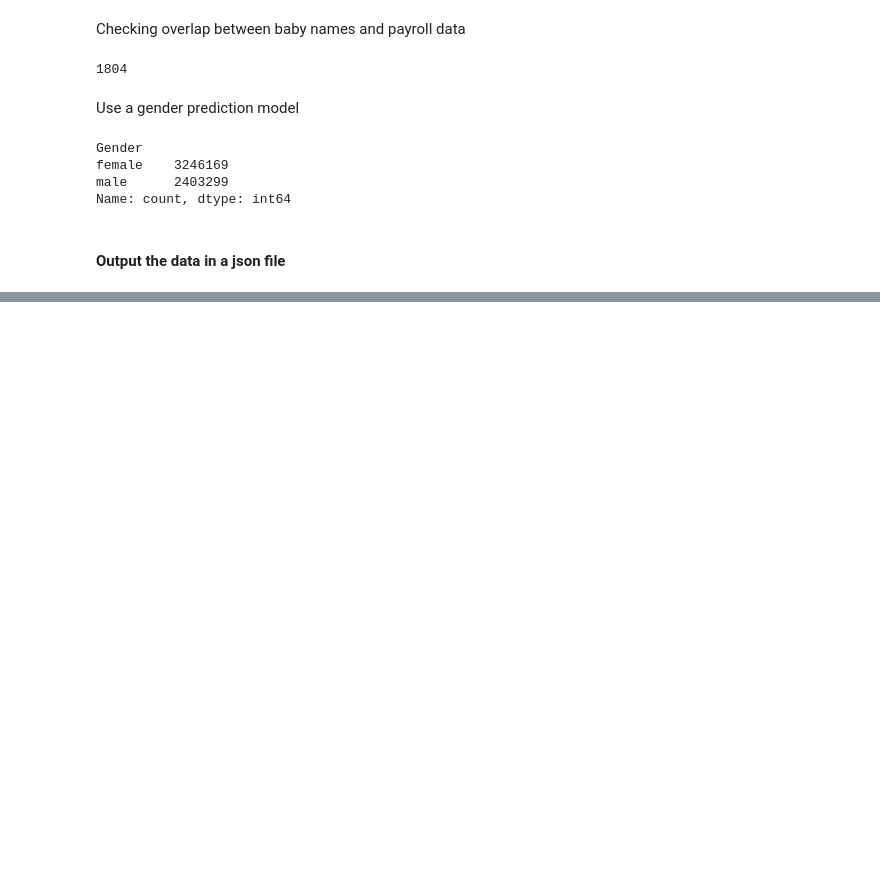
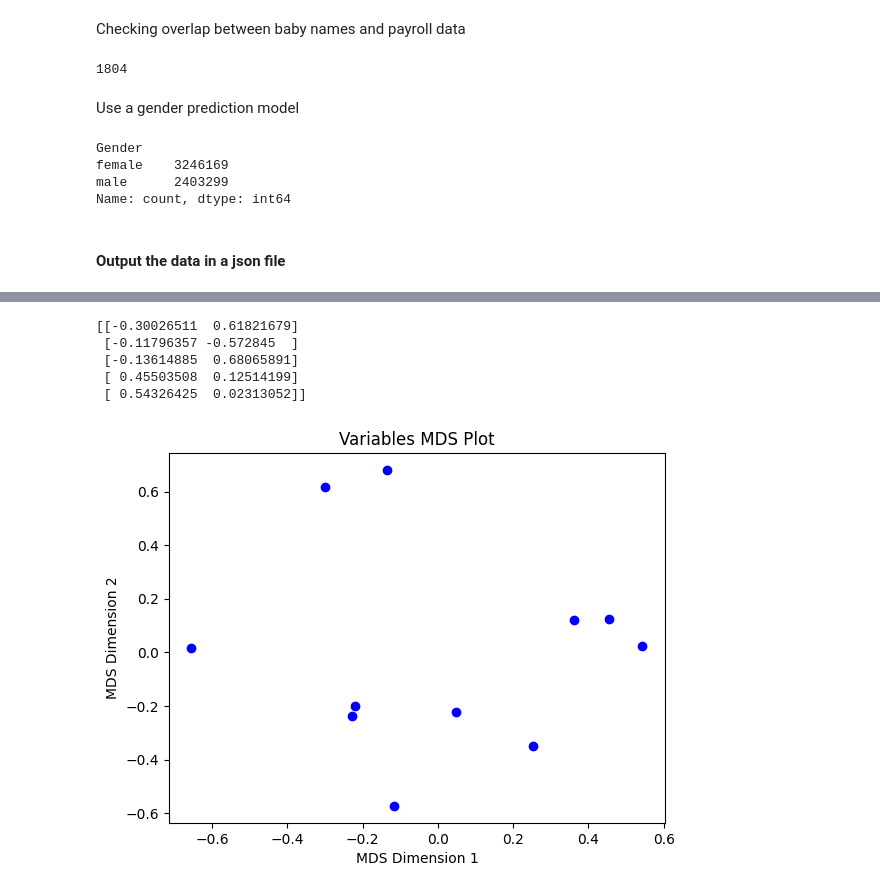
Before and after one commit to SoroushSemer/CSE-564-Final-Project, a Jupyter notebook: backend/data_processing.ipynb, the cells around one changed output, grey strips where cells are left out. Cells and saved outputs as stored; diff of their text form; code cells hidden in the pictures; blank space fills up the shorter version.

Commit message:
mds variable plot

```diff
--- a/backend/data_processing.ipynb
+++ b/backend/data_processing.ipynb
@@ -140,0 +203,4 @@ payroll.to_csv("../data/output/payroll.csv")
+# %%
+payroll.dropna(inplace=True)
+
+payroll
@@ -140,0 +221,16 @@ payroll.to_csv("../data/output/payroll.csv")
+# %%
+import pandas as pd
+import numpy as np
+import matplotlib.pyplot as plt
+from sklearn.manifold import MDS
+from sklearn.metrics import pairwise_distances
+from sklearn.preprocessing import StandardScaler
+payroll = payroll.sample(frac=1).reset_index(drop=True)
+data = payroll[:1500]
+
+
+scaler = StandardScaler()
+
+data_scaled = scaler.fit_transform(data)
+
+data_scaled
@@ -140,0 +251,4 @@ payroll.to_csv("../data/output/payroll.csv")
+# %%
+variables_dissimilarity = 1 - np.abs(data.corr())
+
+print(variables_dissimilarity)
@@ -140,0 +273,20 @@ payroll.to_csv("../data/output/payroll.csv")
+# %%
+mds_variables = MDS(n_components=2, dissimilarity='precomputed')
+variables_mds_result = mds_variables.fit_transform(variables_dissimilarity)
+
+print(variables_mds_result[:5])
+# %% [output]
+[[-0.30026511  0.61821679]
+ [-0.11796357 -0.572845  ]
+ [-0.13614885  0.68065891]
+ [ 0.45503508  0.12514199]
+ [ 0.54326425  0.02313052]]
+# %%
+
+plt.scatter(variables_mds_result[:, 0], variables_mds_result[:, 1], c='blue')
+plt.title('Variables MDS Plot')
+plt.xlabel('MDS Dimension 1')
+plt.ylabel('MDS Dimension 2')
+plt.show()
+# %% [output]
+[figure, added]
```
Also changed, not shown: parts of 13 cells of this notebook, 4 other files.
